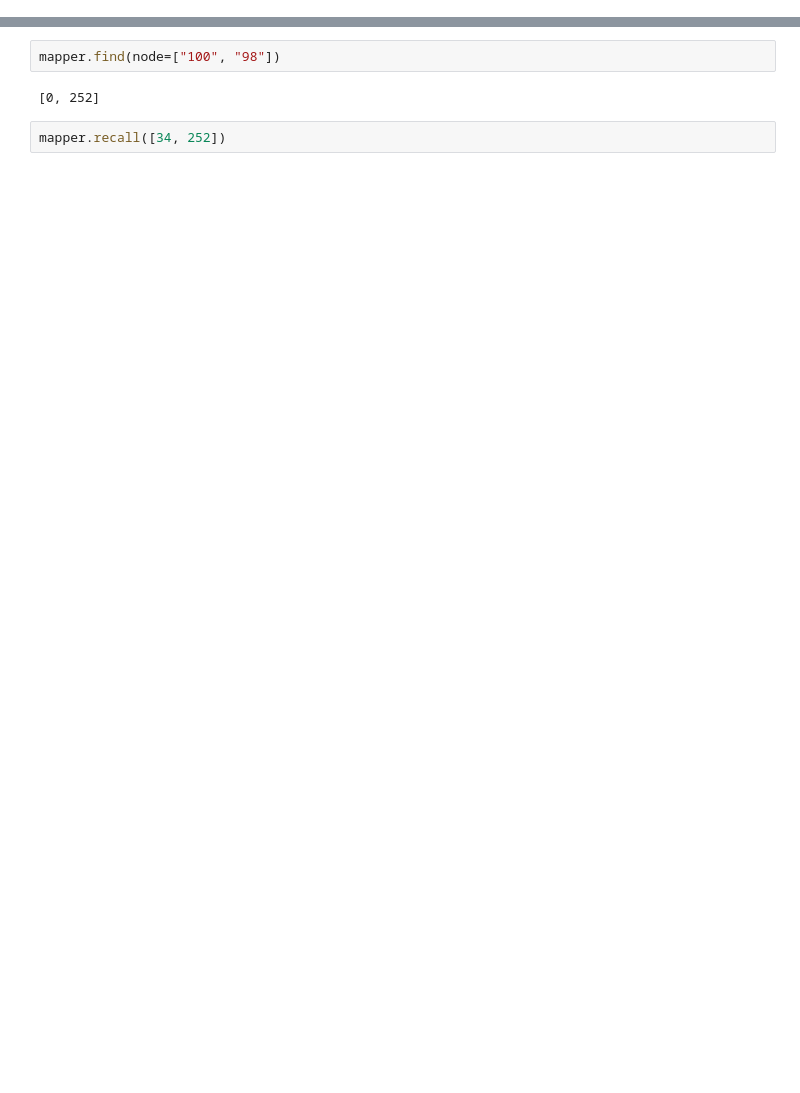
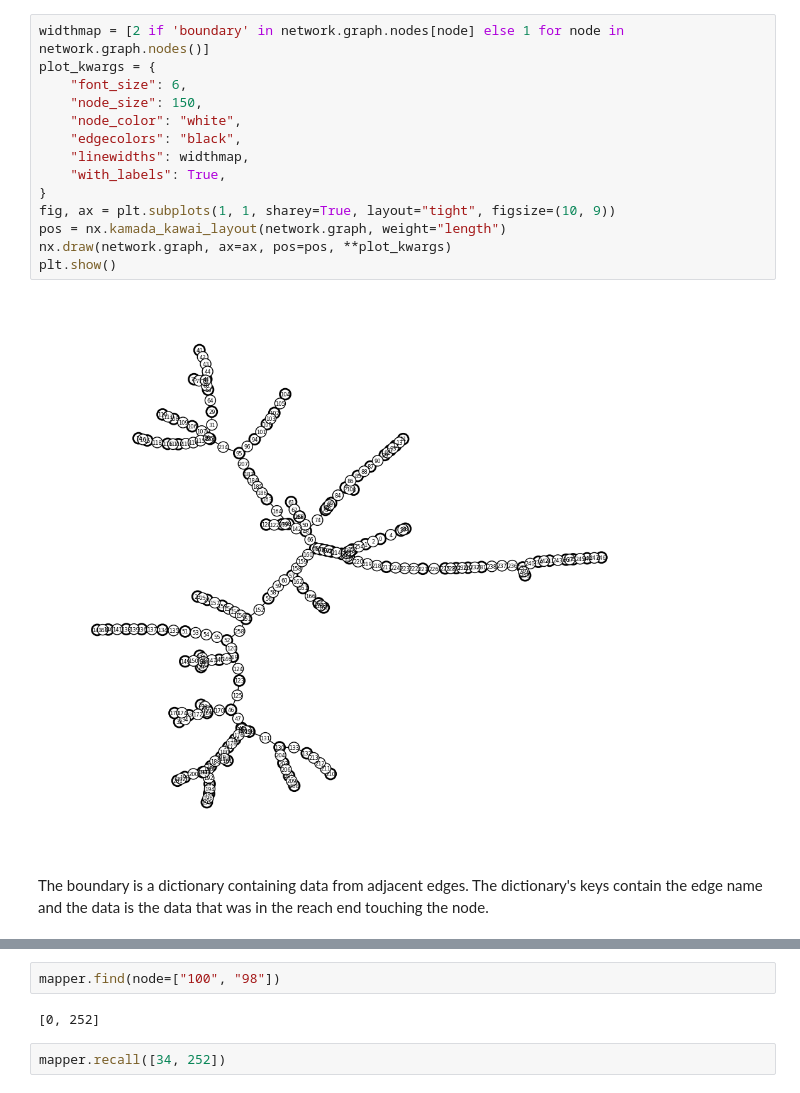
Before and after one commit to DHI/mikeio1d, a Jupyter notebook: notebooks/res1d_network_mapping.ipynb, the cells around one changed output, grey strips where cells are left out. Cells and saved outputs as stored; diff of their text form; blank space fills up the shorter version.

```diff
--- a/notebooks/res1d_network_mapping.ipynb
+++ b/notebooks/res1d_network_mapping.ipynb
@@ -54,0 +57,18 @@ network = mapper.map_network()
+# %%
+widthmap = [2 if 'boundary' in network.graph.nodes[node] else 1 for node in network.graph.nodes()]
+plot_kwargs = {
+    "font_size": 6,
+    "node_size": 150,
+    "node_color": "white",
+    "edgecolors": "black",
+    "linewidths": widthmap,
+    "with_labels": True,
+}
+fig, ax = plt.subplots(1, 1, sharey=True, layout="tight", figsize=(10, 9))
+pos = nx.kamada_kawai_layout(network.graph, weight="length")
+nx.draw(network.graph, ax=ax, pos=pos, **plot_kwargs)
+plt.show()
+# %% [output]
+[figure, added]
+# %% [markdown]
+The boundary is a dictionary containing data from adjacent edges. The dictionary's keys contain the edge name and the data is the data that was in the reach end touching the node.
```
Also changed, not shown: parts of 17 cells of this notebook.
